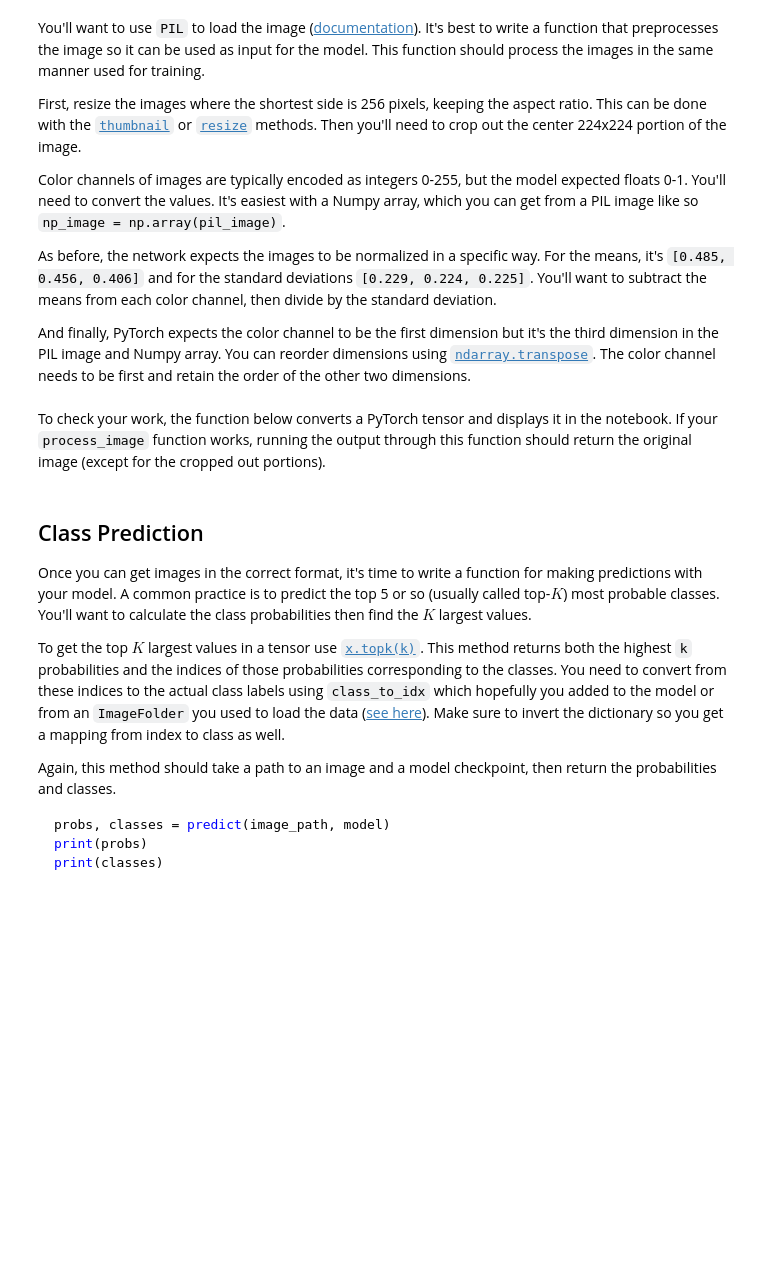
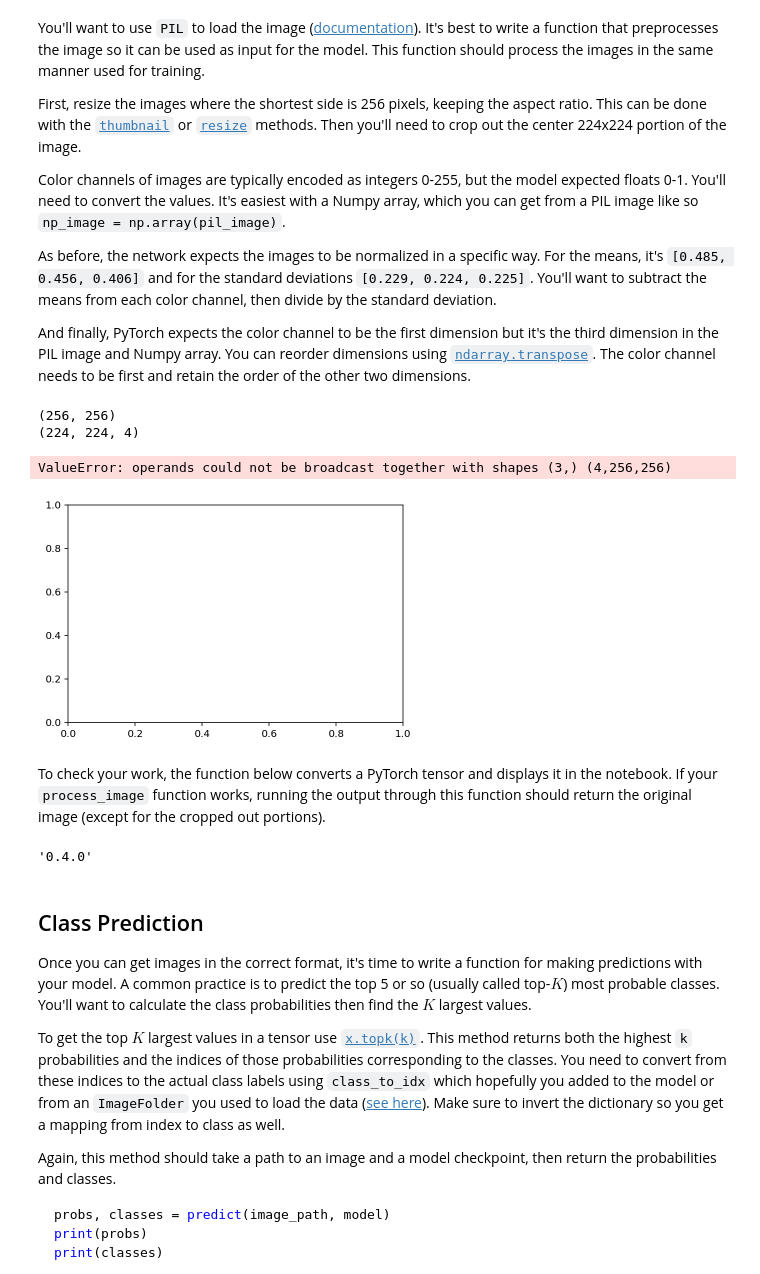
Before and after one commit to TMCreme/udacity-course-image-classifier, a Jupyter notebook: Image Classifier Project.ipynb, the cells around one changed output. Drawn from its saved outputs; the diff is of its cells as text; code cells hidden in the pictures; blank space fills up the shorter version.

```diff
--- a/Image Classifier Project.ipynb
+++ b/Image Classifier Project.ipynb
@@ -316,9 +298,46 @@ plt.tight_layout()
-# %%
-from PIL import Image
-import numpy as np
-from torch.autograd import Variable
-fig, ax = plt.subplots(1, 2, figsize=(10, 5))
-img = Image.open("./assets/inference_example.png")
+# %%
+import PIL
+from PIL import Image
+def process_image(image):
+    ''' Scales, crops, and normalizes a PIL image for a PyTorch model,
+        returns an Numpy array
+    '''
+    # TODO: Process a PIL image for use in a PyTorch model
+    imag = Image.open(image)
+    wpercent = (256/float(min(imag.size)))
+    hsize = int((float(imag.size[1])*float(wpercent)))
+    img = imag.resize((256,hsize), PIL.Image.ANTIALIAS)
+    print(img.size)
+
+    # crop image
+    width, height = img.size
+    left = (width - 224)/2
+    top = (height - 224)/2
+    right = (width + 224)/2
+    bottom = (height + 224)/2
+    cropped_img = img.crop((left, top, right, bottom))
+    np_image = np.array(cropped_img)/ 255.0
+
+    norm_means = np.array([0.485, 0.456, 0.406])
+    norm_std = np.array([0.229, 0.224, 0.225])
+    print(np_image.shape)
+
+    np_image = (img - np.mean(np_image)) / np.std(np_image)
+
+    final_img = np_image.transpose((1,2,0))
+
+
+    return torch.tensor(final_img)
+# %%
+import numpy as np
+img_process = process_image("assets/Flowers.png")
+# print("Minimum: ".format(img_process.shape))
+imshow(img_process)
+# %% [output]
+(256, 256)
+(224, 224, 4)
+ValueError: operands could not be broadcast together with shapes (3,) (4,256,256)
+[figure, added]
 # %% [markdown]
 To check your work, the function below converts a PyTorch tensor and displays it in the notebook. If your `process_image` function works, running the output through this function should return the original image (except for the cropped out portions).
 # %%
@@ -347,3 +364,7 @@ imshow(np_image)
+# %%
+torch.__version__
+# %% [output]
+'0.4.0'
 # %% [markdown]
 ## Class Prediction
 
```
Also changed, not shown: parts of 10 cells of this notebook.
